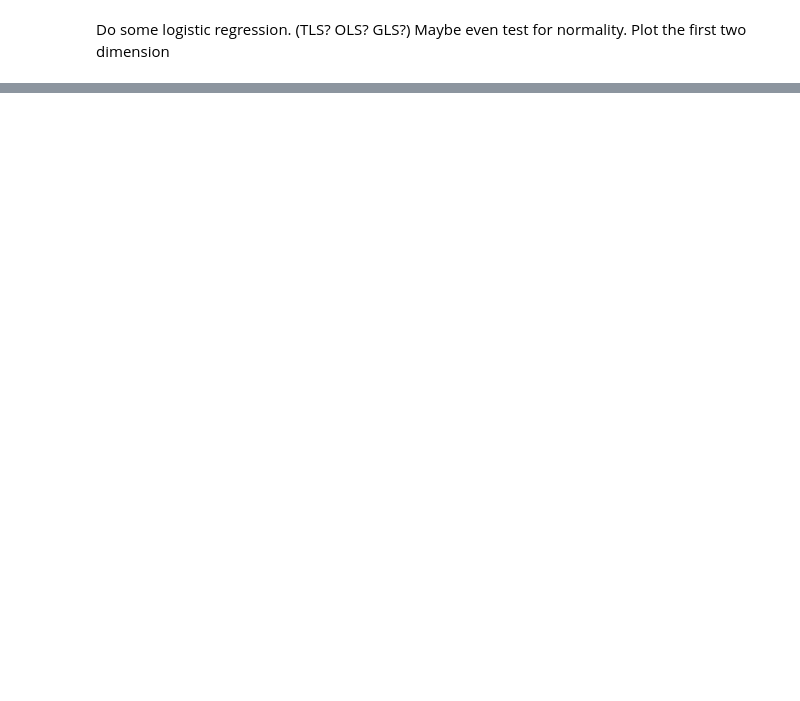
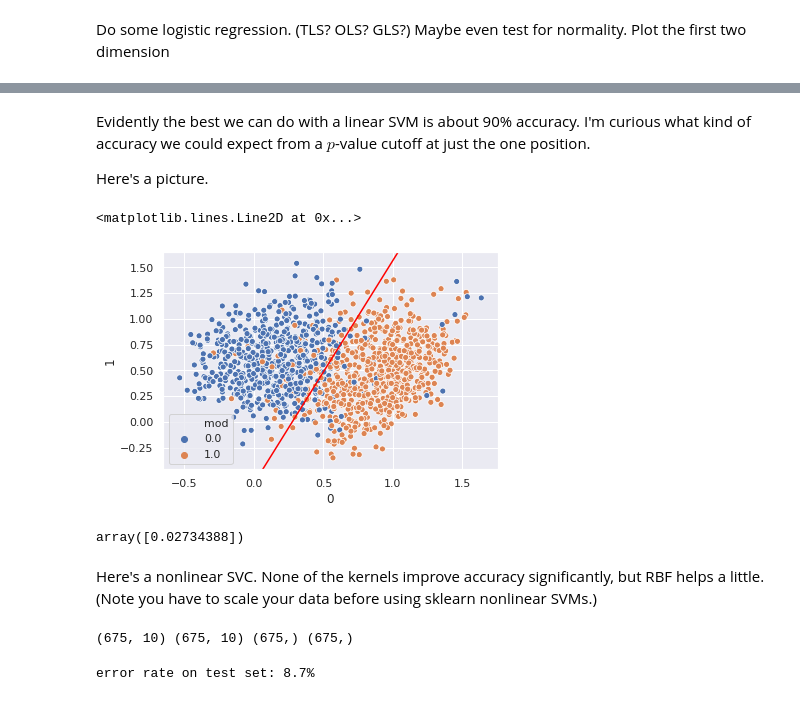
Before and after one commit to Chris-Kimmel/ML_8078, a Jupyter notebook: ML_models.ipynb, the cells around one changed output, grey strips where cells are left out. Saved outputs shown, nothing was run; the diff lists cells and outputs as text; code cells hidden in the pictures; blank space fills up the shorter version.

```diff
--- a/ML_models.ipynb
+++ b/ML_models.ipynb
@@ -159,0 +291,50 @@ Plot the first two dimension
+# %% [markdown]
+Evidently the best we can do with a linear SVM is about 90% accuracy.
+I'm curious what kind of accuracy we could expect from a $p$-value cutoff at just the one position.
+
+Here's a picture.
+# %%
+ax = sns.scatterplot(
+    x=mean[0]+pca_transformed[0],
+    y=mean[1]+pca_transformed[1],
+    hue=y # y is the "target" series of correct labelings
+)
+co_0 = svm_model_linear.coef_[0,0]*100
+co_1 = svm_model_linear.coef_[0,1]*100
+b = 1/svm_model_linear.intercept_
+ax.add_line(matplotlib.lines.Line2D([b-co_0,b+co_0],[b-co_1,b+co_1], color='red'))
+# %% [output]
+<matplotlib.lines.Line2D at 0x...>
+[figure, added]
+# %%
+# svm_model.coef_
+svm_model_linear.intercept_
+# %% [output]
+array([0.02734388])
+# %% [markdown]
+Here's a nonlinear SVC. None of the kernels improve accuracy significantly, but RBF helps a little. (Note you have to scale your data before using sklearn nonlinear SVMs.)
+# %%
+'''
+scaler = sklearn.preprocessing.StandardScaler()
+scaled_x = scaler.fit_transform(table.dropna().drop('mod', axis=1))
+scaled_y = table.dropna()['mod']
+x_train, x_test, y_train, y_test = sklearn.model_selection.train_test_split(
+    scaled_x, scaled_y, test_size=0.5, random_state=855
+)
+print(x_train.shape, x_test.shape, y_train.shape, y_test.shape)
+'''
+# %% [output]
+(675, 10) (675, 10) (675,) (675,)
+# %%
+'''
+svm_model_rbf = sklearn.svm.SVC(
+    kernel = 'rbf'
+)
+svm_model_rbf.fit(x_train, y_train)
+prediction = svm_model_rbf.predict(x_test)
+print('error rate on test set: {:.1%}'
+      .format(np.count_nonzero(prediction - y_test) / len(y_test))
+     )
+'''
+# %% [output]
+error rate on test set: 8.7%
```
Also changed, not shown: parts of 22 cells of this notebook.
